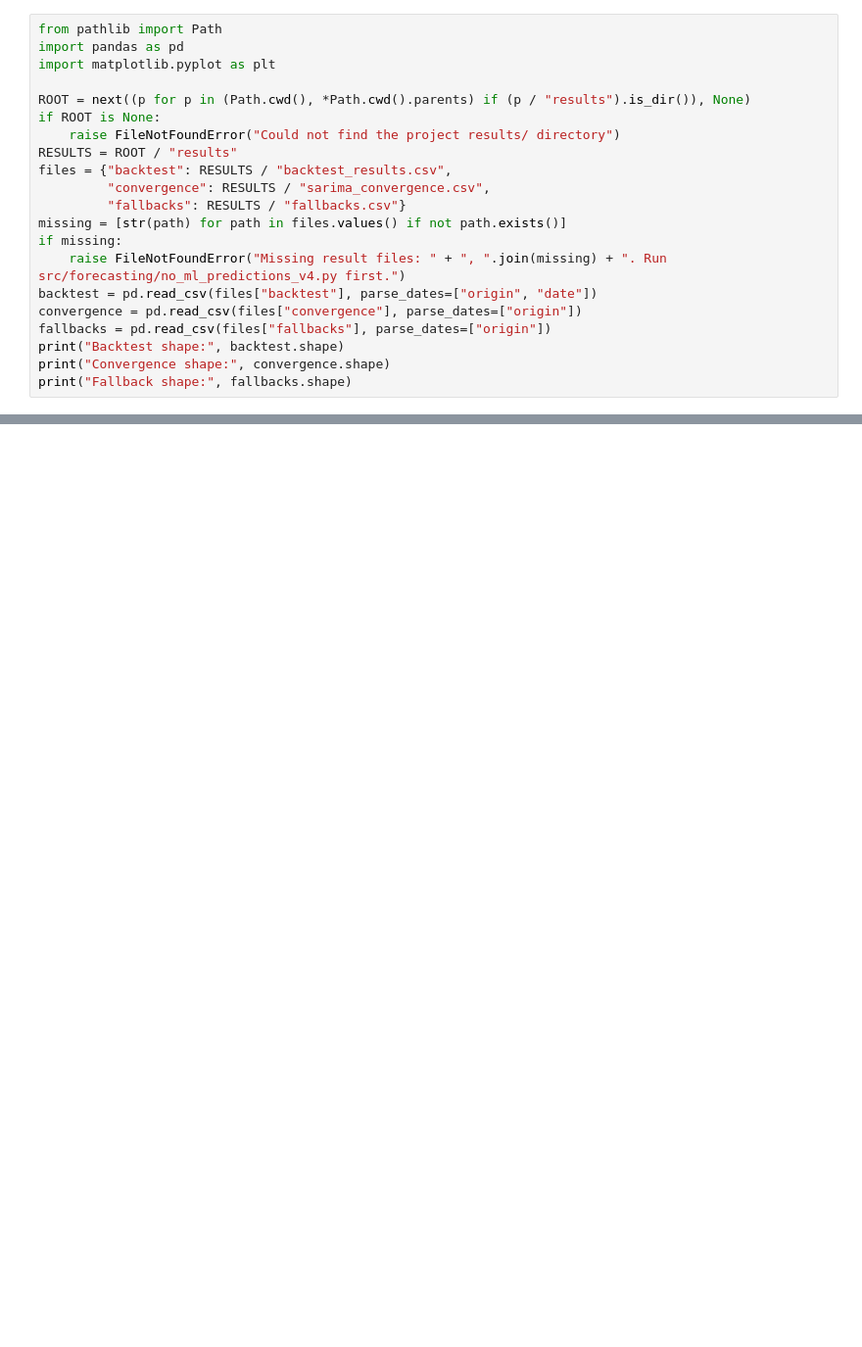
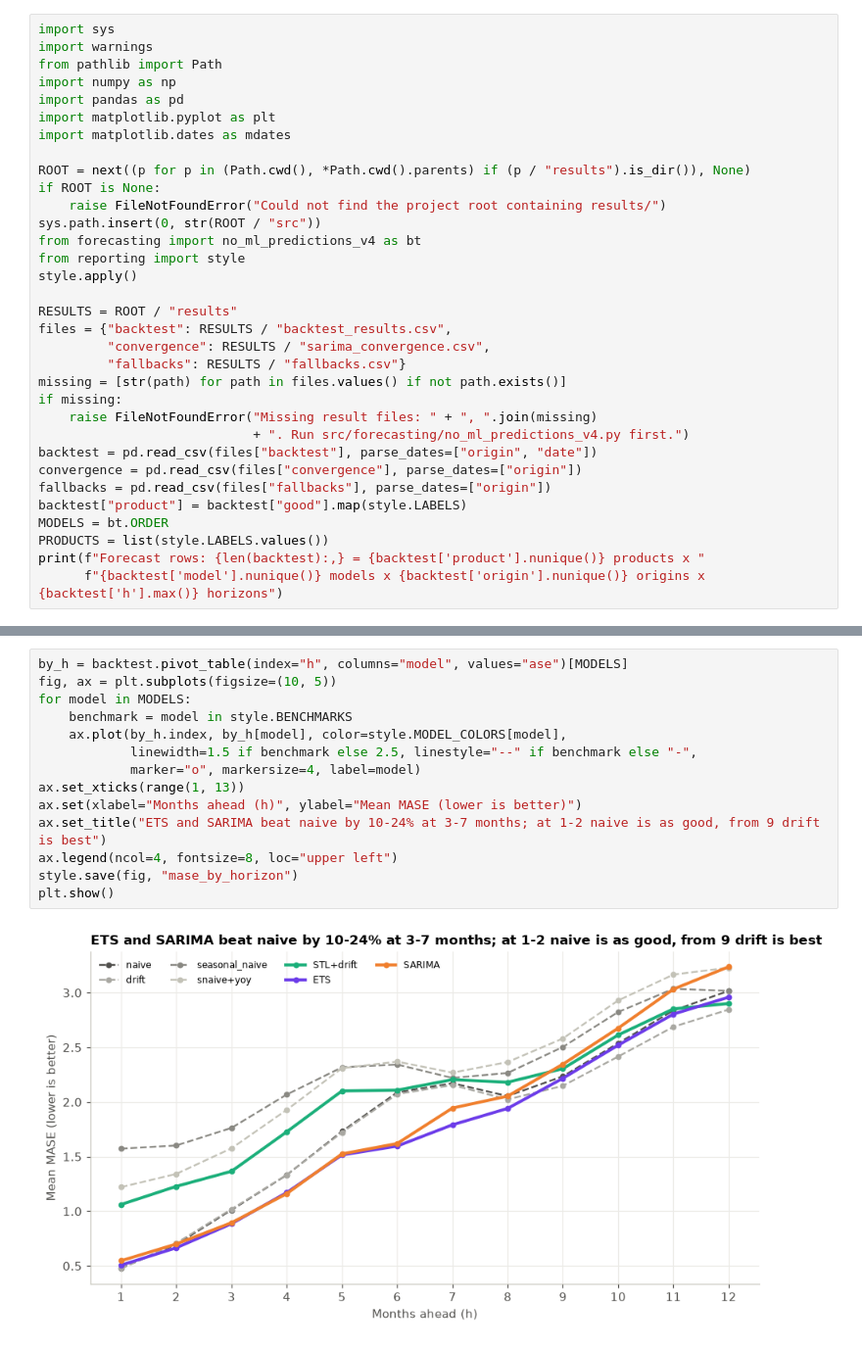
Before and after one commit to sofiasampara76/forecasting_project, a Jupyter notebook: notebooks/03_forecasting_results.ipynb, the cells around one changed output, grey strips where cells are left out. Shown at 98% size. Drawn from its saved outputs; the diff is of its cells as text; blank space fills up the shorter version.

```diff
--- a/notebooks/03_forecasting_results.ipynb
+++ b/notebooks/03_forecasting_results.ipynb
@@ -5,21 +7,33 @@ Review saved backtest outputs without fitting models. Prepare processed data and
 # %%
+import sys
+import warnings
 from pathlib import Path
+import numpy as np
 import pandas as pd
 import matplotlib.pyplot as plt
+import matplotlib.dates as mdates
 
 ROOT = next((p for p in (Path.cwd(), *Path.cwd().parents) if (p / "results").is_dir()), None)
 if ROOT is None:
-    raise FileNotFoundError("Could not find the project results/ directory")
+    raise FileNotFoundError("Could not find the project root containing results/")
+sys.path.insert(0, str(ROOT / "src"))
+from forecasting import no_ml_predictions_v4 as bt
+from reporting import style
+style.apply()
+
 RESULTS = ROOT / "results"
 files = {"backtest": RESULTS / "backtest_results.csv",
          "convergence": RESULTS / "sarima_convergence.csv",
          "fallbacks": RESULTS / "fallbacks.csv"}
 missing = [str(path) for path in files.values() if not path.exists()]
 if missing:
-    raise FileNotFoundError("Missing result files: " + ", ".join(missing) + ". Run src/forecasting/no_ml_predictions_v4.py first.")
+    raise FileNotFoundError("Missing result files: " + ", ".join(missing)
+                            + ". Run src/forecasting/no_ml_predictions_v4.py first.")
 backtest = pd.read_csv(files["backtest"], parse_dates=["origin", "date"])
 convergence = pd.read_csv(files["convergence"], parse_dates=["origin"])
 fallbacks = pd.read_csv(files["fallbacks"], parse_dates=["origin"])
-print("Backtest shape:", backtest.shape)
-print("Convergence shape:", convergence.shape)
-print("Fallback shape:", fallbacks.shape)
+backtest["product"] = backtest["good"].map(style.LABELS)
+MODELS = bt.ORDER
+PRODUCTS = list(style.LABELS.values())
+print(f"Forecast rows: {len(backtest):,} = {backtest['product'].nunique()} products x "
+      f"{backtest['model'].nunique()} models x {backtest['origin'].nunique()} origins x {backtest['h'].max()} horizons")
@@ -47,0 +130,16 @@ if "regime" in backtest.columns and metric_cols:
+# %%
+by_h = backtest.pivot_table(index="h", columns="model", values="ase")[MODELS]
+fig, ax = plt.subplots(figsize=(10, 5))
+for model in MODELS:
+    benchmark = model in style.BENCHMARKS
+    ax.plot(by_h.index, by_h[model], color=style.MODEL_COLORS[model],
+            linewidth=1.5 if benchmark else 2.5, linestyle="--" if benchmark else "-",
+            marker="o", markersize=4, label=model)
+ax.set_xticks(range(1, 13))
+ax.set(xlabel="Months ahead (h)", ylabel="Mean MASE (lower is better)")
+ax.set_title("ETS and SARIMA beat naive by 10-24% at 3-7 months; at 1-2 naive is as good, from 9 drift is best")
+ax.legend(ncol=4, fontsize=8, loc="upper left")
+style.save(fig, "mase_by_horizon")
+plt.show()
+# %% [output]
+[figure, added]
```
Also changed, not shown: parts of 29 cells of this notebook, 16 other files.
